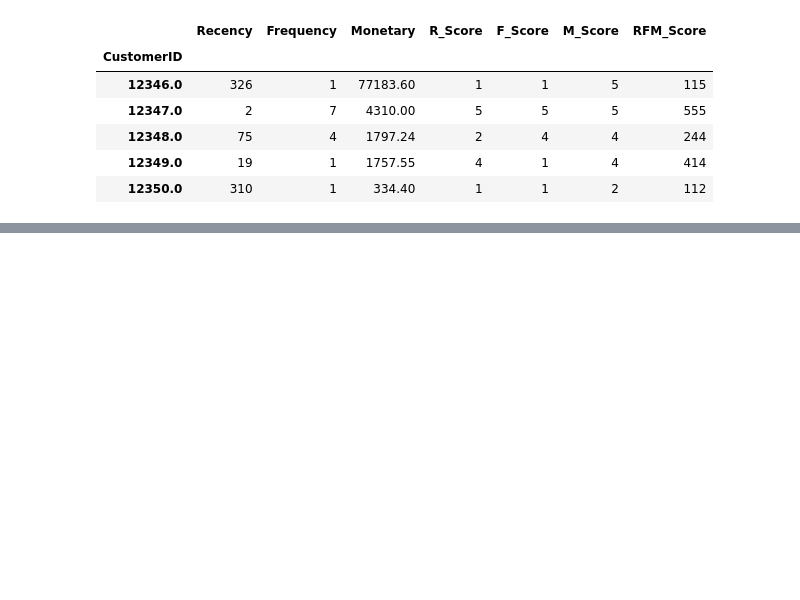
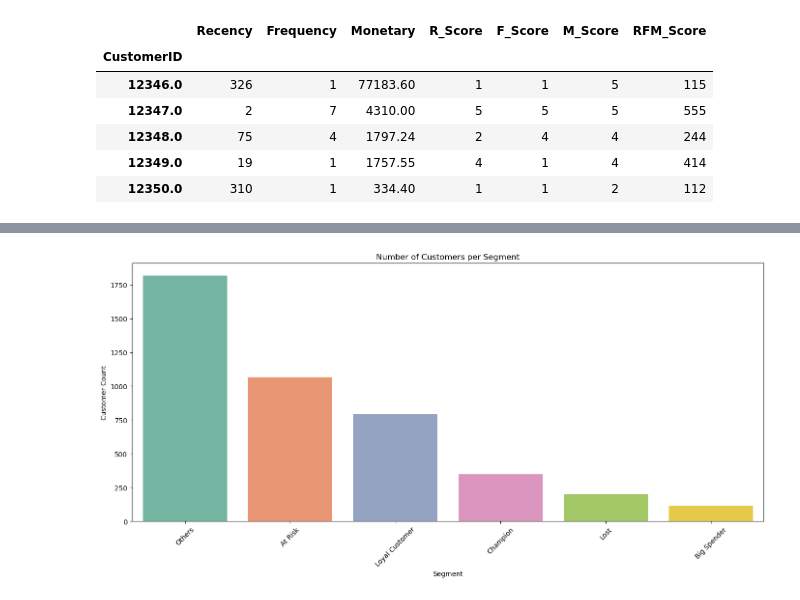
Before and after one commit to Michael-Nyawade/customer-segmentation-rfm, a Jupyter notebook: rfm-analysis.ipynb, the cells around one changed output, grey strips where cells are left out. Saved outputs shown, nothing was run; the diff lists cells and outputs as text; code cells hidden in the pictures; blank space fills up the shorter version.

Commit message:
Customer segmentation

```diff
--- a/rfm-analysis.ipynb
+++ b/rfm-analysis.ipynb
@@ -182,0 +203,23 @@ rfm.head()
+# %%
+# Function to assign segments based on RFM_Score
+def segment_customer(rfm):
+    score = rfm['RFM_Score']
+
+    if score == '555':
+        return 'Champion'
+    elif rfm['R_Score'] >= 4 and rfm['F_Score'] >= 4:
+        return 'Loyal Customer'
+    elif rfm['R_Score'] >= 4 and rfm['M_Score'] >= 4:
+        return 'Big Spender'
+    elif rfm['R_Score'] <= 2 and rfm['F_Score'] <= 2:
+        return 'At Risk'
+    elif rfm['R_Score'] == 1:
+        return 'Lost'
+    else:
+        return 'Others'
+
+# Apply segmentation
+rfm['Segment'] = rfm.apply(segment_customer, axis=1)
+
+# Show sample
+rfm.head()
@@ -182,0 +240,14 @@ rfm.head()
+# %%
+# Chart for visualizing the number of customers per segment
+plt.figure(figsize=(14, 7))
+sns.countplot(data=rfm, x='Segment', order=rfm['Segment'].value_counts().index, palette='Set2')
+plt.title('Number of Customers per Segment')
+plt.xticks(rotation=45)
+plt.xlabel('Segment')
+plt.ylabel('Customer Count')
+plt.tight_layout()
+plt.savefig("images/customer_segments_chart.png",
+           dpi=300) # Save the chart
+plt.show()
+# %% [output]
+[figure, added]
```
Also changed, not shown: parts of 5 cells of this notebook, 2 other files.
